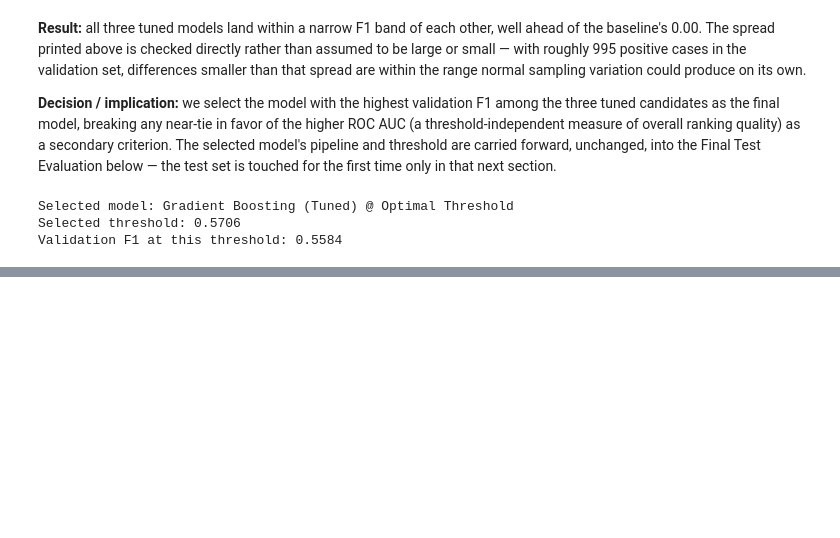
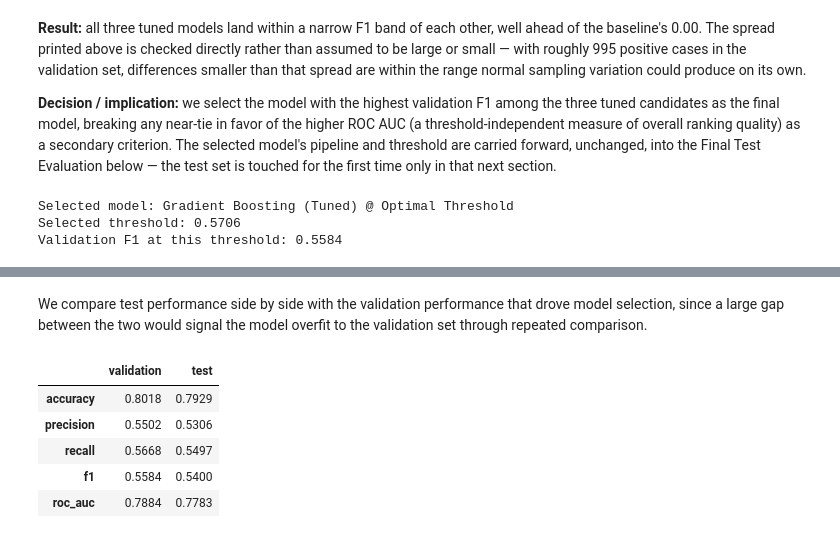
Before and after one commit to arielsharonferdinandus/Credit-Card-Clients-Risk-Prediction, a Jupyter notebook: Main.ipynb, the cells around one changed output, grey strips where cells are left out. Cells and saved outputs as stored; diff of their text form; code cells hidden in the pictures; blank space fills up the shorter version.

```diff
--- a/Main.ipynb
+++ b/Main.ipynb
@@ -2220,0 +2266,17 @@ Validation F1 at this threshold: 0.5584
+# %% [markdown]
+We compare test performance side by side with the validation performance that drove model
+selection, since a large gap between the two would signal the model overfit to the validation
+set through repeated comparison.
+# %%
+val_vs_test = pd.DataFrame({
+    "validation": model_results[final_model_name],
+    "test": test_metrics,
+}).round(4)
+val_vs_test
+# %% [output]
+|  | validation | test |
+| accuracy | 0.8018 | 0.7929 |
+| precision | 0.5502 | 0.5306 |
+| recall | 0.5668 | 0.5497 |
+| f1 | 0.5584 | 0.5400 |
+| roc_auc | 0.7884 | 0.7783 |
```
Also changed, not shown: parts of 8 cells of this notebook.
